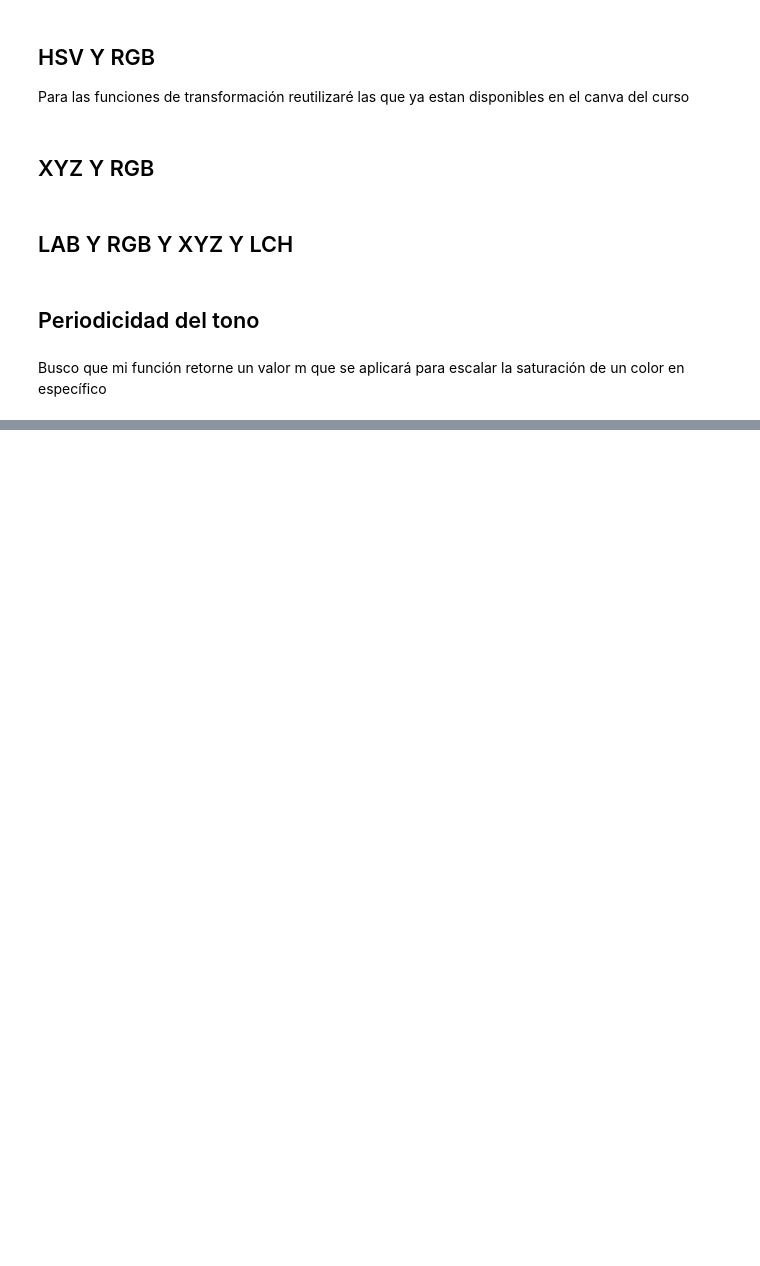
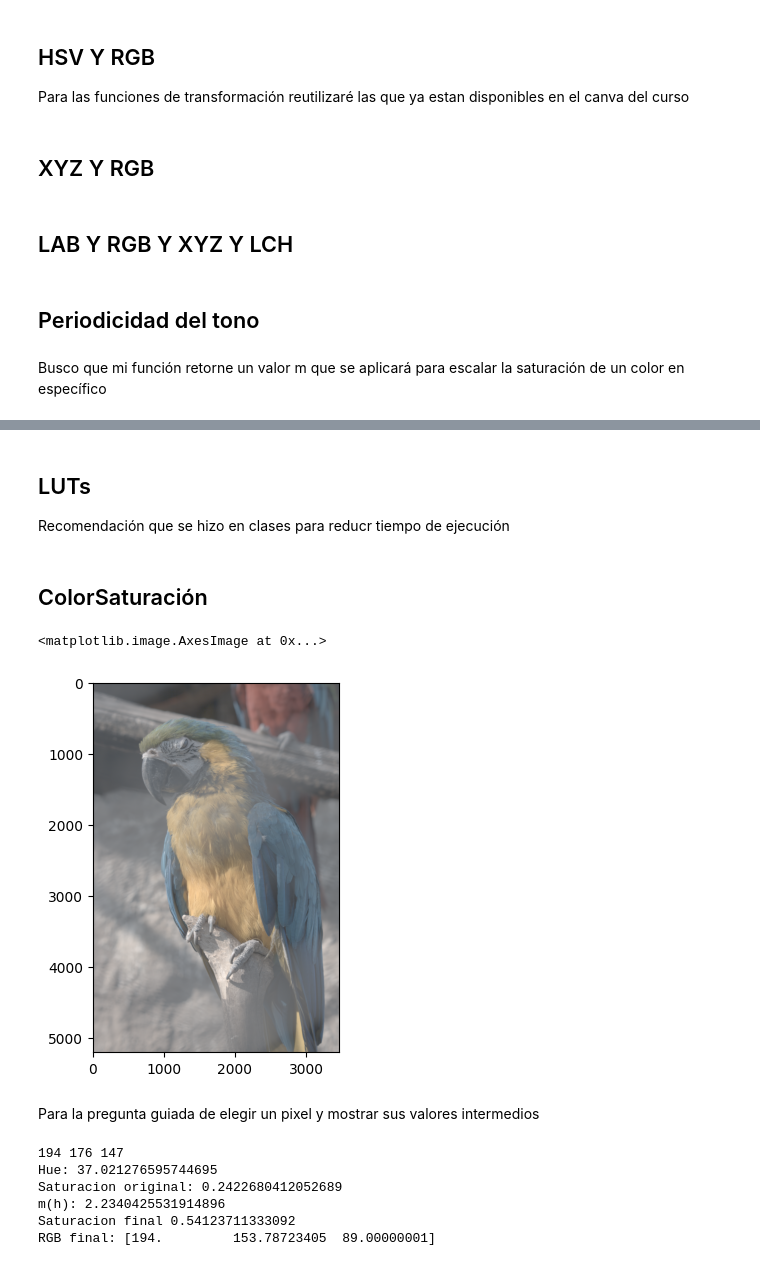
Before and after one commit to DanielaVidela/T1IEE2714, a Jupyter notebook: pregunta1.ipynb, the cells around one changed output, grey strips where cells are left out. Drawn from its saved outputs; the diff is of its cells as text; code cells hidden in the pictures; blank space fills up the shorter version.

```diff
--- a/pregunta1.ipynb
+++ b/pregunta1.ipynb
@@ -282,0 +294,3 @@ def interpolacion(hue, puntos):
+# %% [markdown]
+## LUTs
+Recomendación que se hizo en clases para reducr tiempo de ejecución
@@ -282,0 +305,2 @@ def interpolacion(hue, puntos):
+# %% [markdown]
+## ColorSaturación
@@ -282,0 +350,47 @@ def interpolacion(hue, puntos):
+# %%
+#Primero cargo la imágen para asegurarme que todo esté bien
+imagen = cv2.imread('P1_IMG_2402.tif')
+imagen = cv2.cvtColor(imagen, cv2.COLOR_BGR2RGB)
+#Ploteo la imágen directamente
+plt.imshow(imagen)
+# %% [output]
+<matplotlib.image.AxesImage at 0x...>
+[figure, added]
+# %% [markdown]
+Para la pregunta guiada de elegir un pixel y mostrar sus valores intermedios
+# %%
+
+puntos = [(0, 1), (120, 5), (240, 0.2)]
+fila, columna = 2000, 1200 #elijo un pixel
+#tomo sus valores de RGB y los printeo
+r = int(imagen[fila, columna, 0])
+g = int(imagen[fila, columna, 1])
+b = int(imagen[fila, columna, 2])
+print(r, g, b)
+
+# imagen de 1x1
+pixel = np.array([[[r, g, b]]])
+
+hsv = rgb_to_hsv(pixel)
+H = hsv[0, 0, 0]
+S = hsv[0, 0, 1]
+V = hsv[0, 0, 2]
+
+m = interpolacion(H, puntos)     # el valor interpolado
+SatNueva = gm(S, m)               # resultado de gm
+SatNueva = np.clip(SatNueva, 0, 1) # mismo recorte que usas en ColorSaturacion
+
+rgb_final = hsv_to_rgb(np.array([[[H, SatNueva, V]]])) * 255
+
+print("Hue:", H)
+print("Saturacion original:", S)
+print("m(h):", m)
+print("Saturacion final", SatNueva)
+print("RGB final:", rgb_final[0, 0])
+# %% [output]
+194 176 147
+Hue: 37.021276595744695
+Saturacion original: 0.2422680412052689
+m(h): 2.2340425531914896
+Saturacion final 0.54123711333092
+RGB final: [194.         153.78723405  89.00000001]
```
Also changed, not shown: parts of 8 cells of this notebook, 6 other files.
